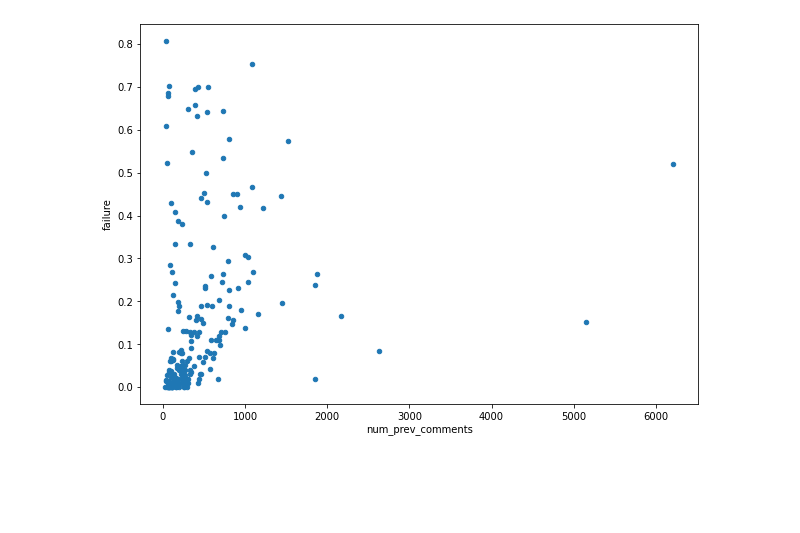
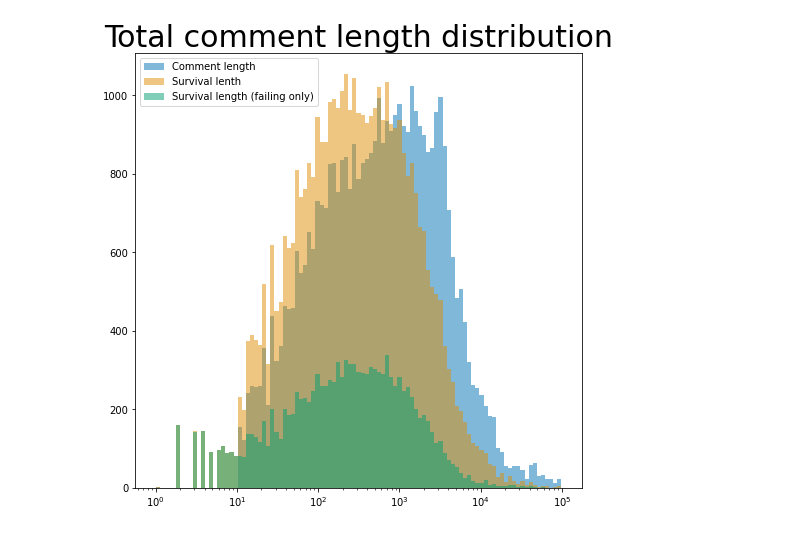
Before and after one commit to lukashalim/GODWIN, a Jupyter notebook: Visualization.ipynb, the cells around one changed output. Cells and saved outputs as stored; diff of their text form; code cells hidden in the pictures; blank space fills up the shorter version.

```diff
--- a/Visualization.ipynb
+++ b/Visualization.ipynb
@@ -204,7 +199,20 @@ plt.box(on=None)
-# %%
-(fig, ax) = plt.subplots(1,1, figsize=(10,7))
-
-ax = posts.groupby(['subreddit']).mean().plot.scatter('num_prev_comments', 'failure', ax=ax)
-#ax.set_xscale('log', base=10)
-# %% [output]
-[figure, removed]
+# %%
+posts = db.get_data(fillna=True)
+
+x = np.geomspace(1, posts.num_prev_comments.max(), num=100)
+(fig, ax) = plt.subplots(1, 1, figsize=(8,8), facecolor=(1,1,1))
+cm = sns.color_palette("colorblind")
+
+ax.set_title('Total comment length distribution', fontsize=30)
+params = {'stacked':False, 'fill':True, 'alpha': 0.5, 'edgecolor': 'none', 'bins': x}
+d1 = ax.hist(posts.num_comments,  **params,
+             label='Comment length', color=cm[0])
+d2 = ax.hist(posts.num_prev_comments, **params,
+             label='Survival lenth', color=cm[1])
+d3 = ax.hist(posts[posts.failure == 1].num_prev_comments, **params,
+             label='Survival length (failing only)', color=cm[2])
+
+ax.legend(facecolor='white')
+ax.set_xscale("log")
+# %% [output]
+[figure, added]
```
Also changed, not shown: parts of 10 cells of this notebook, 2 other files.
